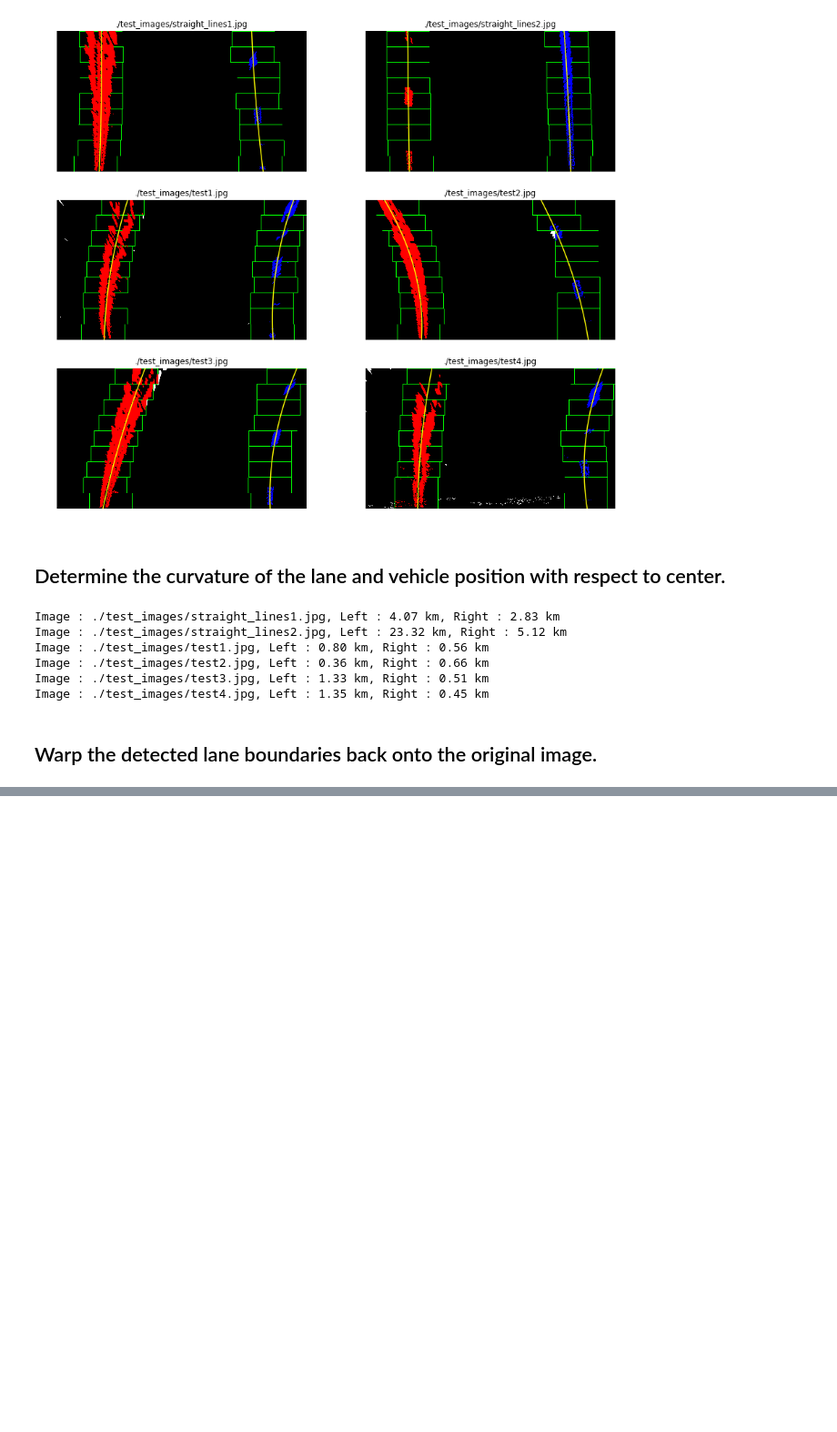
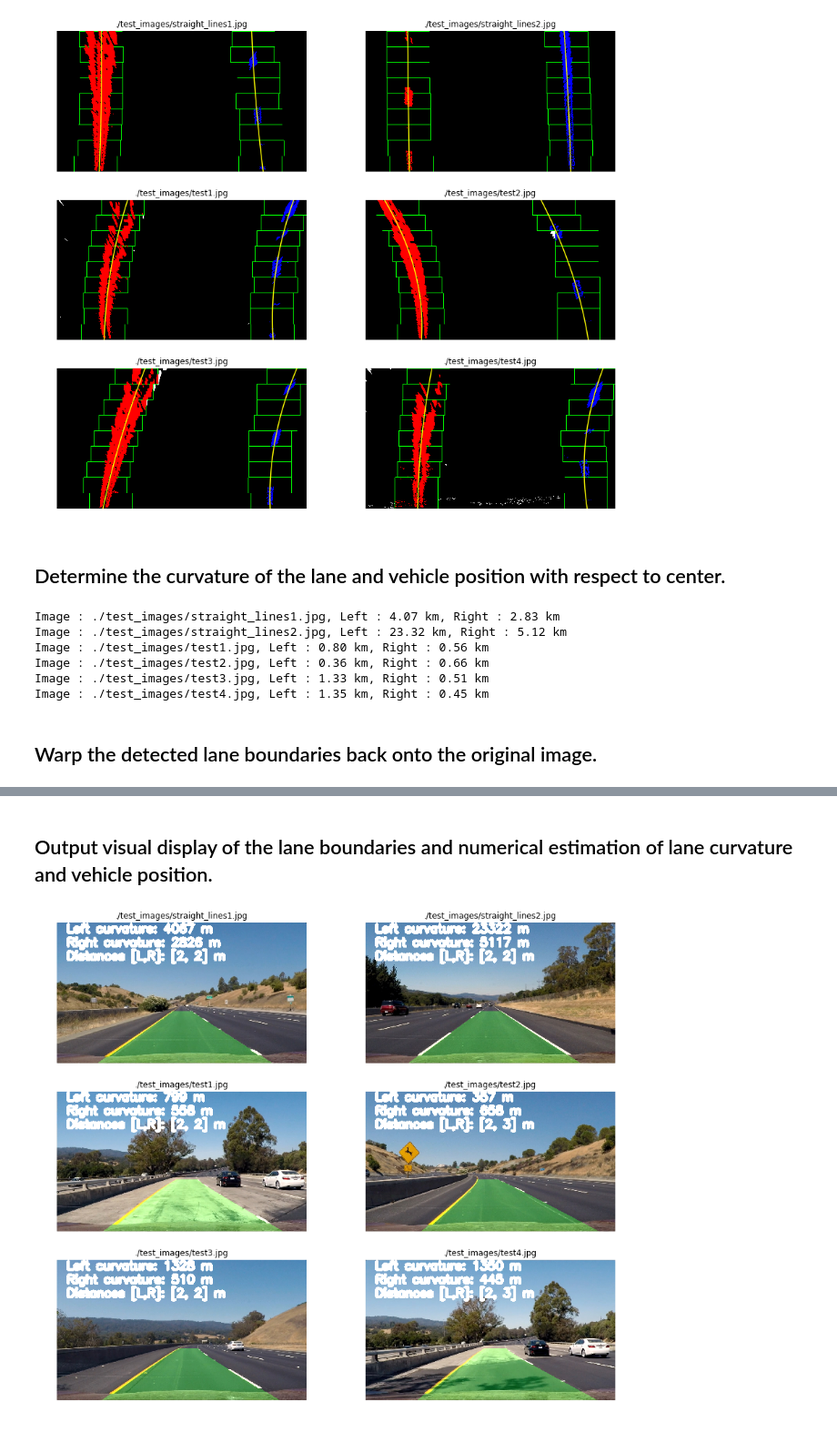
Before and after one commit to darienmt/CarND-Advanced-Lane-Lines-P4, a Jupyter notebook: Advance Lane Lines.ipynb, the cells around one changed output, grey strips where cells are left out. Shown at 91% size. Drawn from its saved outputs; the diff is of its cells as text; code cells hidden in the pictures; blank space fills up the shorter version.

```diff
--- a/Advance Lane Lines.ipynb
+++ b/Advance Lane Lines.ipynb
@@ -374,0 +369,32 @@ resultLines = applyAndShow(testImages, pipeline)
+# %% [markdown]
+## Output visual display of the lane boundaries and numerical estimation of lane curvature and vehicle position.
+# %%
+def pipeline(img, fontScale=2):
+    """
+    Find and draw the lane lines on the image `img`.
+    """
+    left_fit, right_fit, left_fit_m, right_fit_m, _, _, _, _, _ = findLines(img)
+    output = drawLine(img, left_fit, right_fit)
+
+    # Calculate curvature
+    leftCurvature = calculateCurvature(yRange, left_fit_m)
+    rightCurvature = calculateCurvature(yRange, right_fit_m)
+
+    # Calculate vehicle center
+    xMax = img.shape[1]*xm_per_pix
+    yMax = img.shape[0]*ym_per_pix
+    vehicleCenter = xMax / 2
+    distanceLeft = abs(left_fit_m[0]*yMax**2 + left_fit_m[1]*yMax + left_fit_m[2] - vehicleCenter)
+    distanceRight = abs(right_fit_m[0]*yMax**2 + right_fit_m[1]*yMax + right_fit_m[2] - vehicleCenter)
+
+    # Draw info
+    font = cv2.FONT_HERSHEY_SIMPLEX
+    fontColor = (255, 255, 255)
+    cv2.putText(output, 'Left curvature: {:.0f} m'.format(leftCurvature), (50, 50), font, fontScale, fontColor, cv2.LINE_AA)
+    cv2.putText(output, 'Right curvature: {:.0f} m'.format(rightCurvature), (50, 120), font, fontScale, fontColor, cv2.LINE_AA)
+    cv2.putText(output, 'Distances [L,R]: [{:.0f}, {:.0f}] m'.format(distanceLeft, distanceRight), (50, 190), font, fontScale, fontColor, cv2.LINE_AA)
+    return cv2.cvtColor( output, cv2.COLOR_BGR2RGB )
+
+resultDisplay = applyAndShow(testImages, lambda img: pipeline(img, 2))
+# %% [output]
+[figure, added]
```
Also changed, not shown: parts of 1 cell of this notebook.
